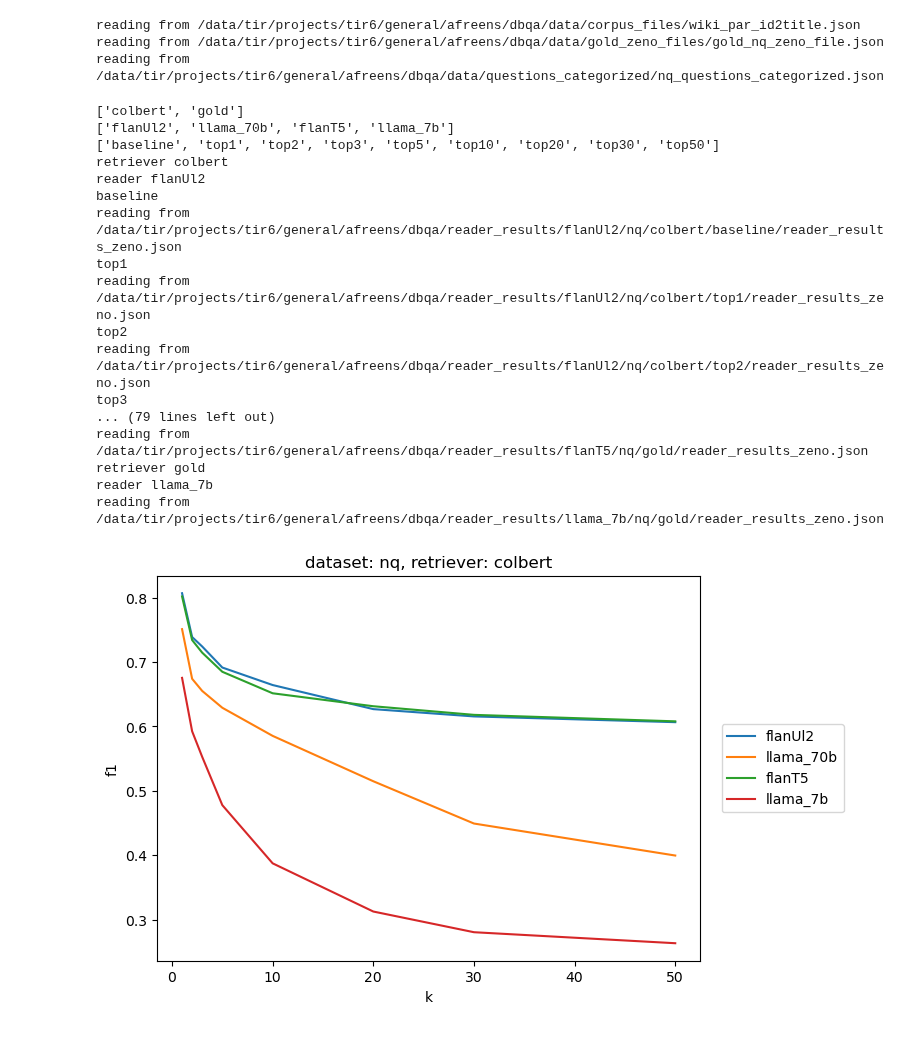
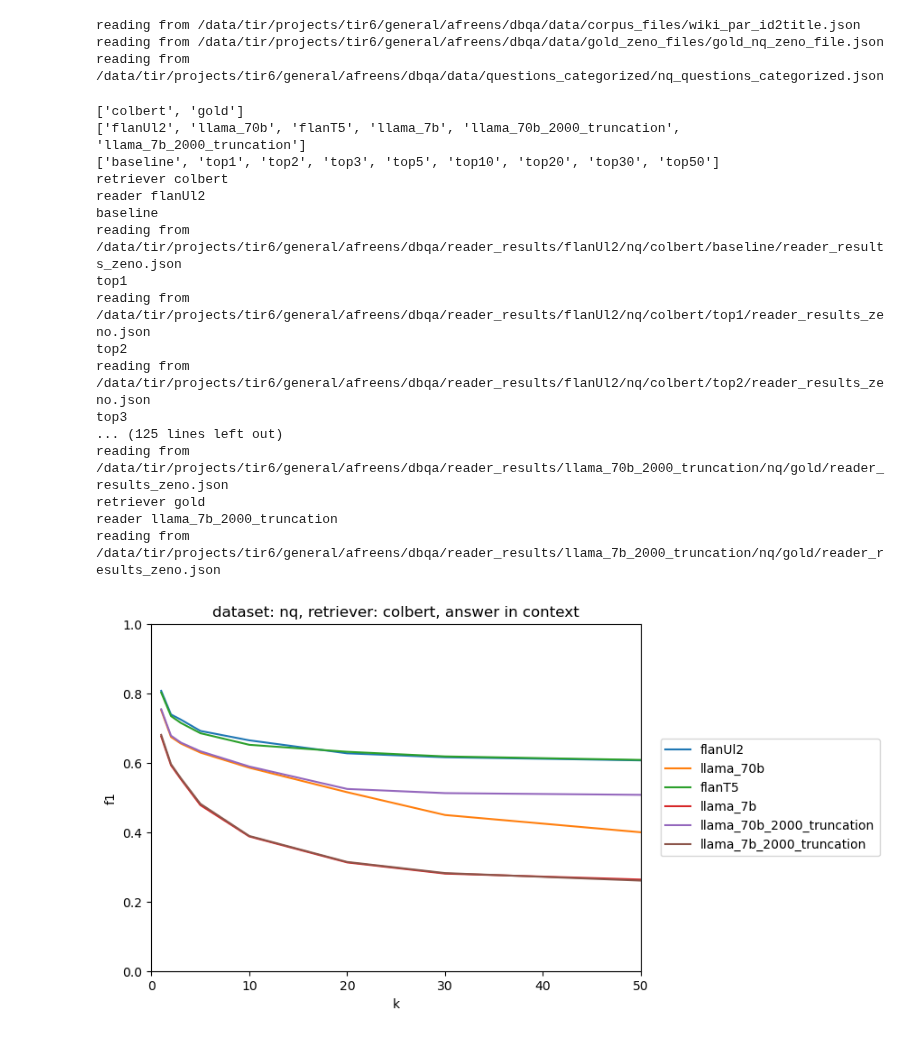
Before and after one commit to neulab/ragged, a Jupyter notebook: zeno/slice_plots.ipynb, the cells around one changed output. Saved outputs shown, nothing was run; the diff lists cells and outputs as text; code cells hidden in the pictures.

```diff
--- a/zeno/slice_plots.ipynb
+++ b/zeno/slice_plots.ipynb
@@ -161,12 +161,12 @@ def get_reader_df(top_k, combined_data, is_bioasq = False):
             "answer_in_context": [
                 d["output"]["summary context evaluation"]["answer_in_context"] for d in combined_data
             ],
-            # f"any {docid_name}_id_match": [False for d in combined_data] if top_k == 'baseline' else [
-            #     d["output"]["summary context evaluation"][f"{docid_name}_id_match"] for d in combined_data
-            # ],
-            # f"any {docid_name}_{section_name}_id_match": [False for d in combined_data] if top_k == 'baseline' else [
-            #     d["output"]["summary context evaluation"][f"{docid_name}_{section_name}_id_match"] for d in combined_data
-            # ],
+            f"any {docid_name}_id_match": [False for d in combined_data] if top_k == 'baseline' else [
+                d["output"]["summary context evaluation"][f"{docid_name}_id_match"] for d in combined_data
+            ],
+            f"any {docid_name}_{section_name}_id_match": [False for d in combined_data] if top_k == 'baseline' else [
+                d["output"]["summary context evaluation"][f"{docid_name}_{section_name}_id_match"] for d in combined_data
+            ],
             f"precision {docid_name}_id_match": [0 for d in combined_data] if top_k == 'baseline' else [
                 get_precision(set([r.get(f"{docid_name}_id", None) for r in d["output"]["retrieved"]]), d[f'gold_{docid_name}_id_set']) for d in combined_data
             ],
@@ -182,7 +182,7 @@ def get_reader_df(top_k, combined_data, is_bioasq = False):
         }
     )
 # %%
-reader_models = ['flanUl2', 'llama_70b', 'flanT5', 'llama_7b']
+reader_models = ['flanUl2', 'llama_70b', 'flanT5', 'llama_7b', 'llama_70b_2000_truncation', 'llama_7b_2000_truncation']
 # reader_models = ['llama_7b_2000_truncation']
 # retriever_models = ['gold','colbert', 'bm25']
 retriever_models = ['colbert','gold']
@@ -223,7 +223,7 @@ for retriever_model in retriever_models:
                     output_dfs[reader_model][retriever_model][top_k] = output_df
 # %% [output]
 ['colbert', 'gold']
-['flanUl2', 'llama_70b', 'flanT5', 'llama_7b']
+['flanUl2', 'llama_70b', 'flanT5', 'llama_7b', 'llama_70b_2000_truncation', 'llama_7b_2000_truncation']
 ['baseline', 'top1', 'top2', 'top3', 'top5', 'top10', 'top20', 'top30', 'top50']
 retriever colbert
 reader flanUl2
@@ -234,28 +234,30 @@ reading from /data/tir/projects/tir6/general/afreens/dbqa/reader_results/flanUl2
 top2
 reading from /data/tir/projects/tir6/general/afreens/dbqa/reader_results/flanUl2/nq/colbert/top2/reader_results_zeno.json
 top3
-... (79 lines left out)
-reading from /data/tir/projects/tir6/general/afreens/dbqa/reader_results/flanT5/nq/gold/reader_results_zeno.json
+... (125 lines left out)
+reading from /data/tir/projects/tir6/general/afreens/dbqa/reader_results/llama_70b_2000_truncation/nq/gold/reader_results_zeno.json
 retriever gold
-reader llama_7b
-reading from /data/tir/projects/tir6/general/afreens/dbqa/reader_results/llama_7b/nq/gold/reader_results_zeno.json
+reader llama_7b_2000_truncation
+reading from /data/tir/projects/tir6/general/afreens/dbqa/reader_results/llama_7b_2000_truncation/nq/gold/reader_results_zeno.json
 # %%
 linestyles = ['-', '--', ':']
 retriever = 'colbert'
 ks = [1, 2, 3, 5, 10 , 20 , 30 , 50]
 plt.figure(figsize=(7, 5))
 for reader_model in reader_models:
     reader_perf_by_k = []
     for i, top_k in enumerate(top_ks[1:]):
         k_df =output_dfs[reader_model][retriever][top_k]
         answer_in_context_df = k_df.loc[k_df['answer_in_context'] == True] # CAN CHANGE SLICE CONDITION HERE
         reader_perf_by_k.append(np.mean(answer_in_context_df['f1'].values)) # CAN CHANGE READER METRIC HERE
     plt.plot([1, 2, 3, 5, 10 , 20 , 30 , 50], reader_perf_by_k, label = reader_model, linestyle = linestyles[0])
-plt.title(f'dataset: {dataset}, retriever: {retriever}')
+plt.title(f'dataset: {dataset}, retriever: {retriever}, answer in context')
 
 plt.xlabel('k')
 plt.ylabel('f1')
+plt.ylim(top = 1.0, bottom = 0.0)
+plt.xlim(left = 0, right = 50)
 plt.legend(bbox_to_anchor=(1.04,0.5), loc="center left", borderaxespad=0)
 plt.show()
 # %% [output]
-[figure, old version]
+[figure, new version]
```
Also changed, not shown: parts of 3 cells of this notebook.
